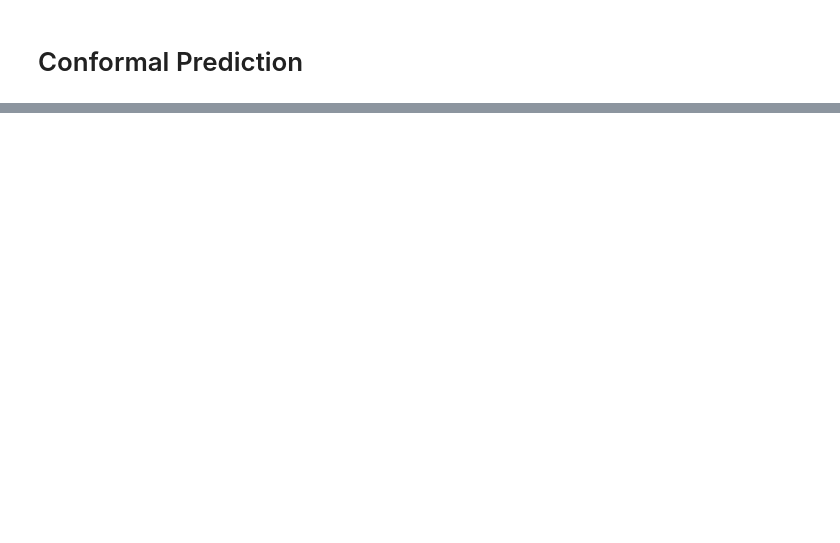
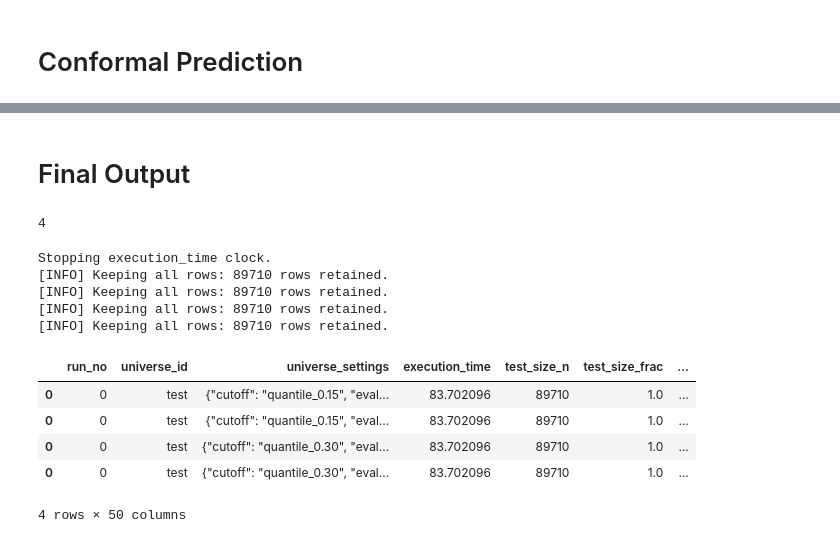
Before and after one commit to jsbroden/CMA_Fairness_v2, a Jupyter notebook: universe_analysis.ipynb, the cells around one changed output, grey strips where cells are left out. Cells and saved outputs as stored; diff of their text form; code cells hidden in the pictures; blank space fills up the shorter version.

```diff
--- a/universe_analysis.ipynb
+++ b/universe_analysis.ipynb
@@ -206,0 +282,35 @@ elastic net: 0.8714747519785977
+# %% [markdown]
+# Final Output
+# %%
+sub_universes = universe_analysis.generate_sub_universes()
+len(sub_universes)
+# %% [output]
+4
+# %%
+def filter_sub_universe_data(sub_universe, org_test):
+    # Keep all rows — no filtering
+    keep_rows_mask = np.ones(org_test.shape[0], dtype=bool)
+
+    print(f"[INFO] Keeping all rows: {keep_rows_mask.sum()} rows retained.")
+    return keep_rows_mask
+# %%
+final_output = universe_analysis.generate_final_output(
+    y_pred_prob=y_prob,
+    y_test=y_true,
+    org_test=org_test,
+    save=True,
+    filter_data=filter_sub_universe_data
+)
+final_output
+# %% [output]
+Stopping execution_time clock.
+[INFO] Keeping all rows: 89710 rows retained.
+[INFO] Keeping all rows: 89710 rows retained.
+[INFO] Keeping all rows: 89710 rows retained.
+[INFO] Keeping all rows: 89710 rows retained.
+|  | run_no | universe_id | universe_settings | execution_time | test_size_n | test_size_frac | ... |
+| 0 | 0 | test | {"cutoff": "quantile_0.15", "eval... | 83.702096 | 89710 | 1.0 | ... |
+| 0 | 0 | test | {"cutoff": "quantile_0.15", "eval... | 83.702096 | 89710 | 1.0 | ... |
+| 0 | 0 | test | {"cutoff": "quantile_0.30", "eval... | 83.702096 | 89710 | 1.0 | ... |
+| 0 | 0 | test | {"cutoff": "quantile_0.30", "eval... | 83.702096 | 89710 | 1.0 | ... |
+4 rows × 50 columns
```
Also changed, not shown: parts of 15 cells of this notebook, 41 other files.
